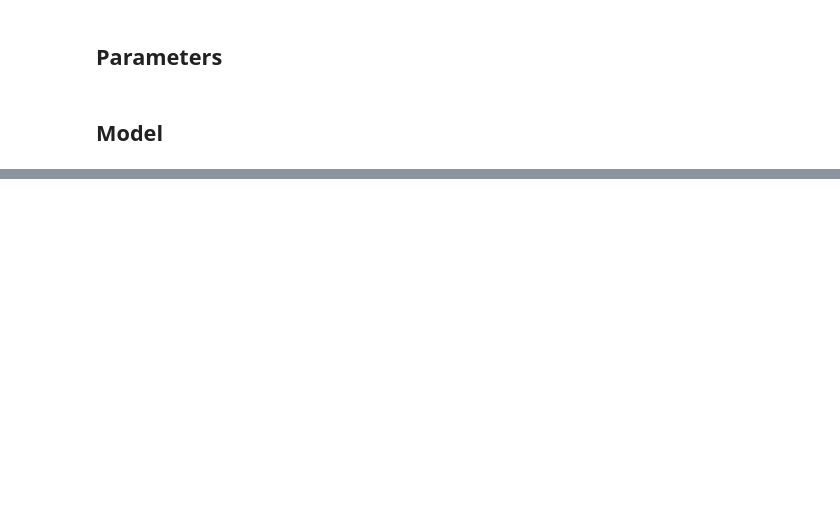
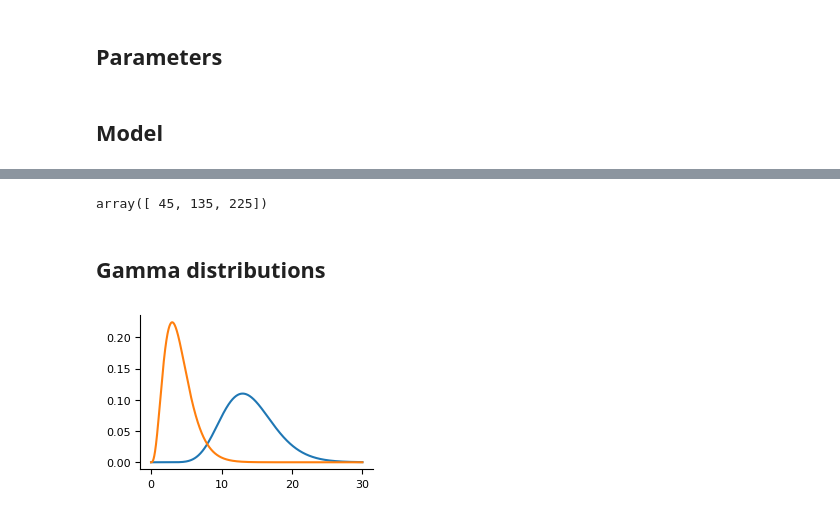
Before and after one commit to Priesemann-Group/covid19_winter_dilemma, a Jupyter notebook: notebooks/model_tests.ipynb, the cells around one changed output, grey strips where cells are left out. Drawn from its saved outputs; the diff is of its cells as text; code cells hidden in the pictures; blank space fills up the shorter version.

```diff
--- a/notebooks/model_tests.ipynb
+++ b/notebooks/model_tests.ipynb
@@ -73 +143,15 @@ plotting.overview(m, path="./figures/show.pdf")
+# %%
+xticks
+# %% [output]
+array([ 45, 135, 225])
+# %% [markdown]
+## Gamma distributions
+# %%
+fig = plt.figure(figsize=(3, 2))
+x = np.arange(0,30,0.01)
+plt.plot(x,gamma_dist.pdf(x,14))
+plt.plot(x,gamma_dist.pdf(x,4))
+plt.show()
+# %% [output]
+[figure, added]
 # %%
```
Also changed, not shown: parts of 10 cells of this notebook, 1 other file.
